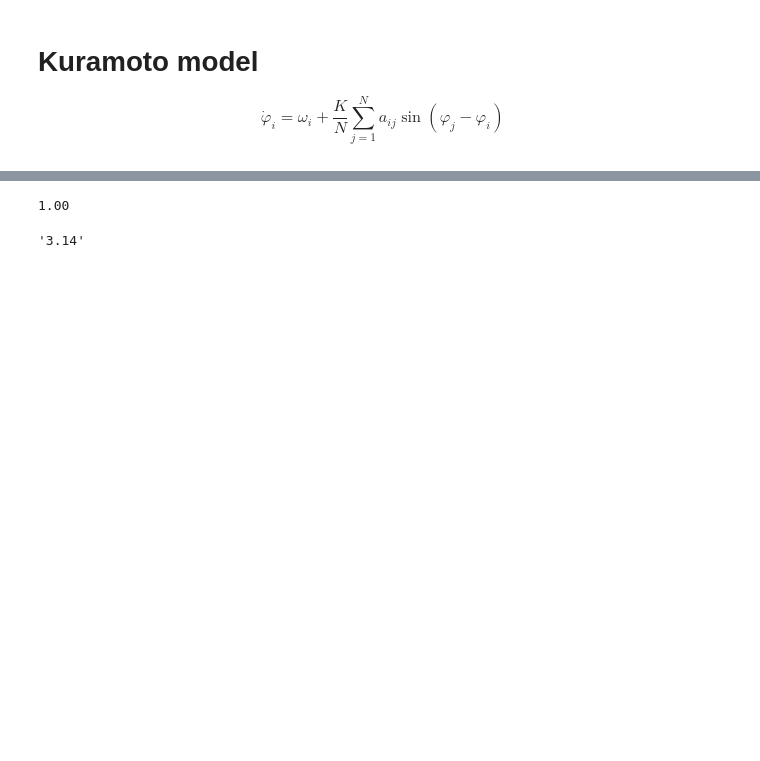
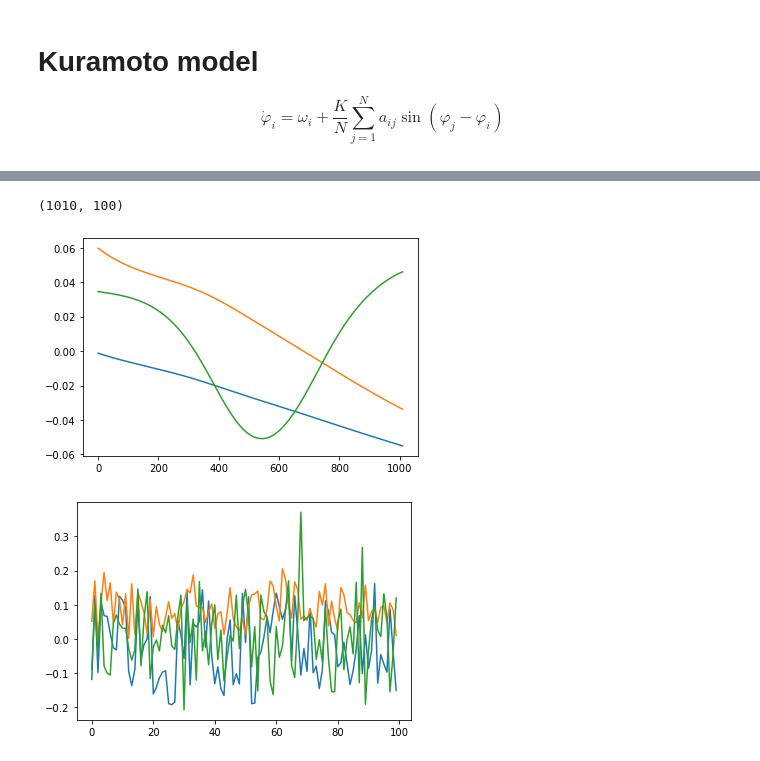
Before and after one commit to KatieJ16/Coupled_oscillators, a Jupyter notebook: Kuramoto_model_2d.ipynb, the cells around one changed output, grey strips where cells are left out. Cells and saved outputs as stored; diff of their text form; code cells hidden in the pictures; blank space fills up the shorter version.

```diff
--- a/Kuramoto_model_2d.ipynb
+++ b/Kuramoto_model_2d.ipynb
@@ -384,11 +344,15 @@ done
-# %%
-x = 1.00000001
-print('{0:.{1}f}'.format(x, n))
-
-import math
-n = 2
-p = math.pi
-'{0:.{1}f}'.format(p, n)
-# %% [output]
-1.00
-'3.14'
+# %%
+U,Sigma,VT = np.linalg.svd(sol,full_matrices=0)
+V = VT.T
+
+print(U.shape)
+plt.plot(U[:,0:3])
+plt.show()
+
+plt.figure()
+plt.plot(V[:,0:3])
+plt.show()
+# %% [output]
+(1010, 100)
+[figure, added]
+[figure, added]
```
Also changed, not shown: parts of 14 cells of this notebook.
